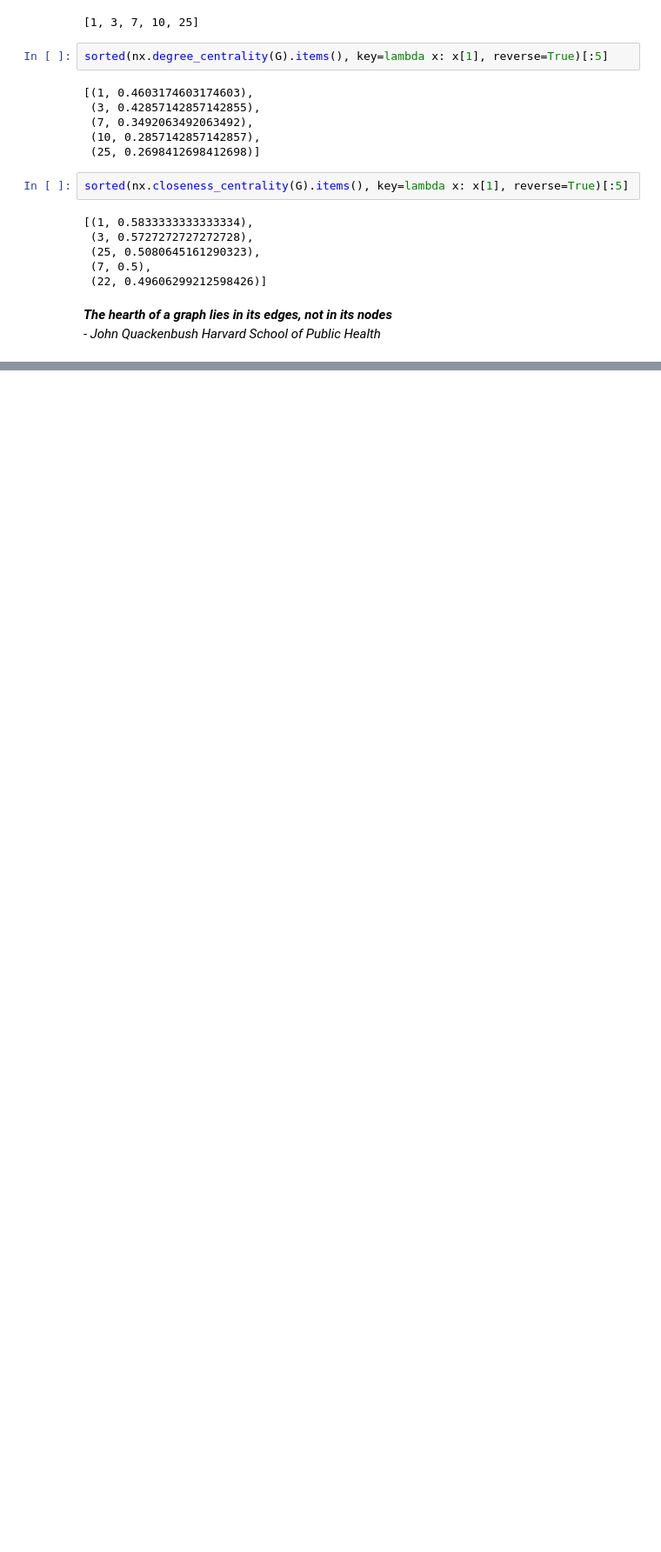
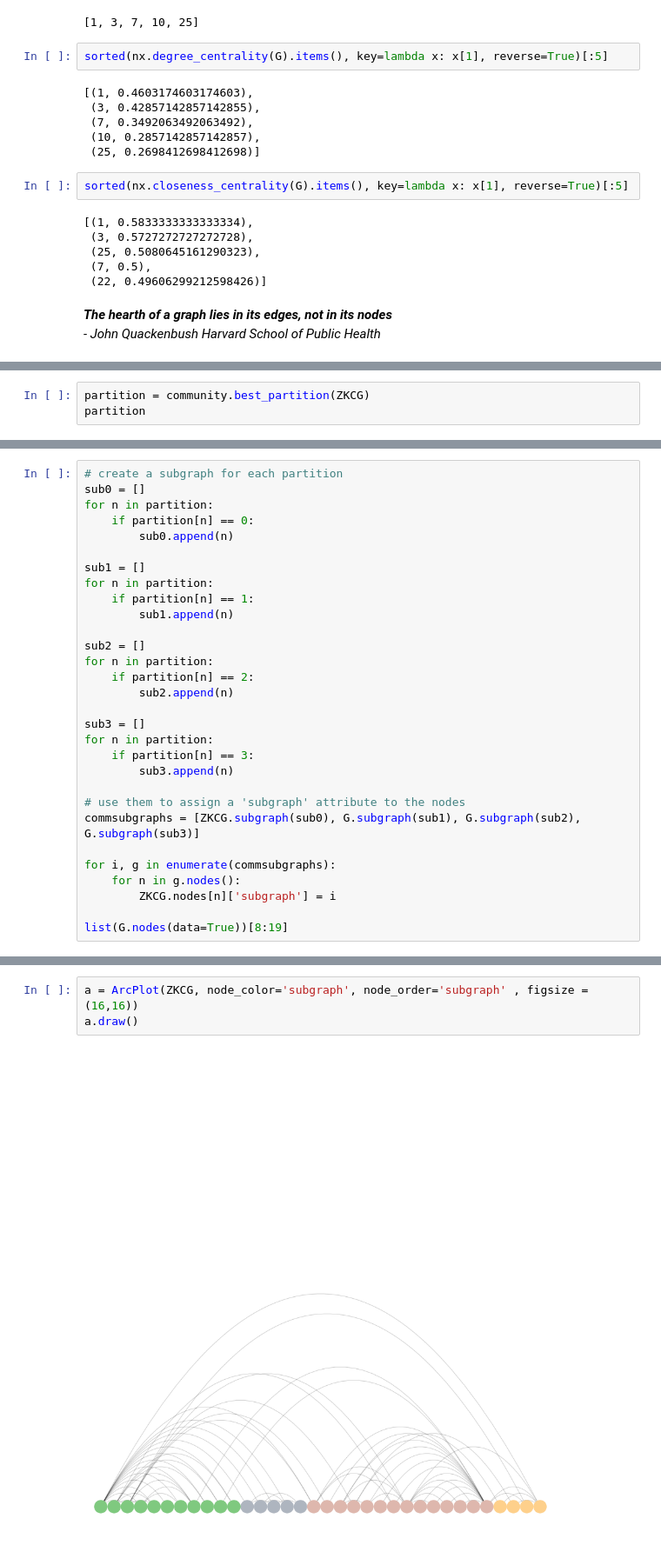
Before and after one commit to gregorioghidoli/netviz, a Jupyter notebook: SNA_pippo.ipynb, the cells around one changed output, grey strips where cells are left out. Shown at 87% size. Drawn from its saved outputs; the diff is of its cells as text; blank space fills up the shorter version.

```diff
--- a/SNA_pippo.ipynb
+++ b/SNA_pippo.ipynb
@@ -284,0 +317,3 @@ sorted(nx.closeness_centrality(G).items(), key=lambda x: x[1], reverse=True)[:5]
+# %%
+partition = community.best_partition(ZKCG)
+partition
@@ -284,0 +340,30 @@ sorted(nx.closeness_centrality(G).items(), key=lambda x: x[1], reverse=True)[:5]
+# %%
+# create a subgraph for each partition
+sub0 = []
+for n in partition:
+    if partition[n] == 0:
+        sub0.append(n)
+
+sub1 = []
+for n in partition:
+    if partition[n] == 1:
+        sub1.append(n)
+
+sub2 = []
+for n in partition:
+    if partition[n] == 2:
+        sub2.append(n)
+
+sub3 = []
+for n in partition:
+    if partition[n] == 3:
+        sub3.append(n)
+
+# use them to assign a 'subgraph' attribute to the nodes
+commsubgraphs = [ZKCG.subgraph(sub0), G.subgraph(sub1), G.subgraph(sub2), G.subgraph(sub3)]
+
+for i, g in enumerate(commsubgraphs):
+    for n in g.nodes():
+        ZKCG.nodes[n]['subgraph'] = i
+
+list(G.nodes(data=True))[8:19]
@@ -284,0 +382,5 @@ sorted(nx.closeness_centrality(G).items(), key=lambda x: x[1], reverse=True)[:5]
+# %%
+a = ArcPlot(ZKCG, node_color='subgraph', node_order='subgraph' , figsize = (16,16))
+a.draw()
+# %% [output]
+[figure, added]
```
Also changed, not shown: parts of 29 cells of this notebook.
